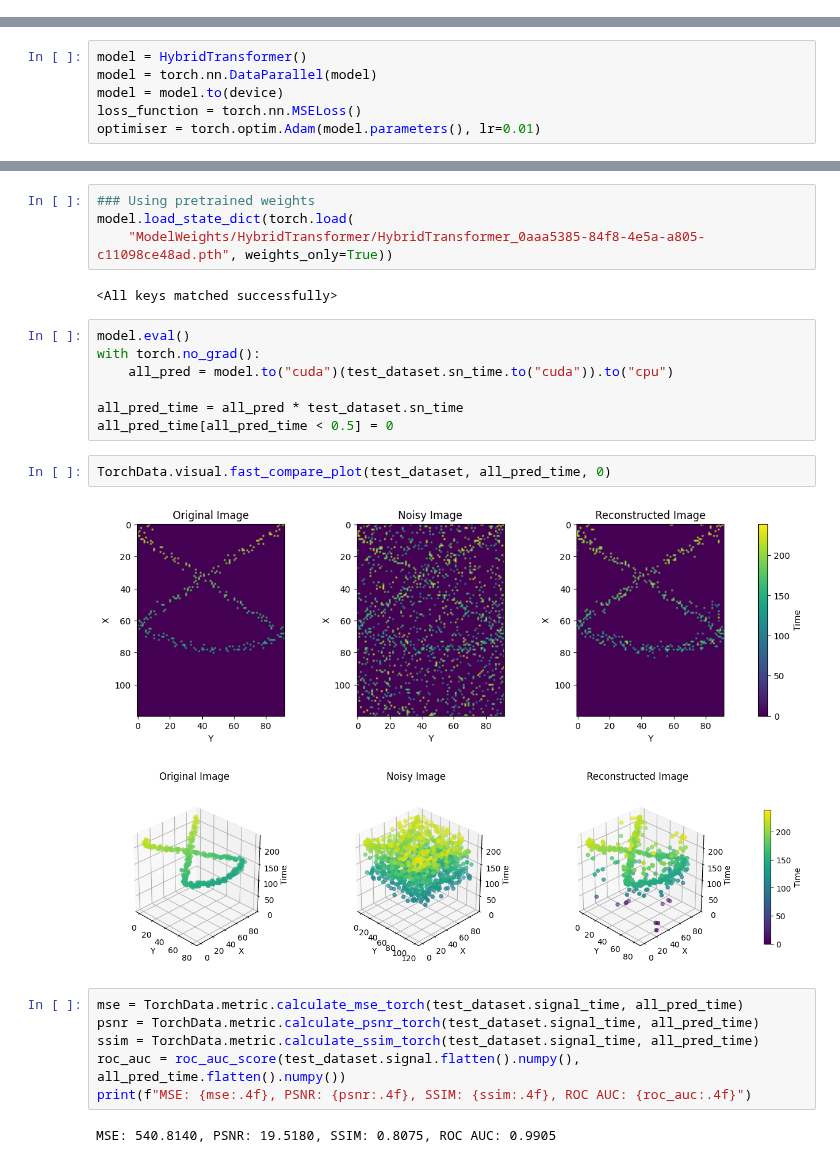
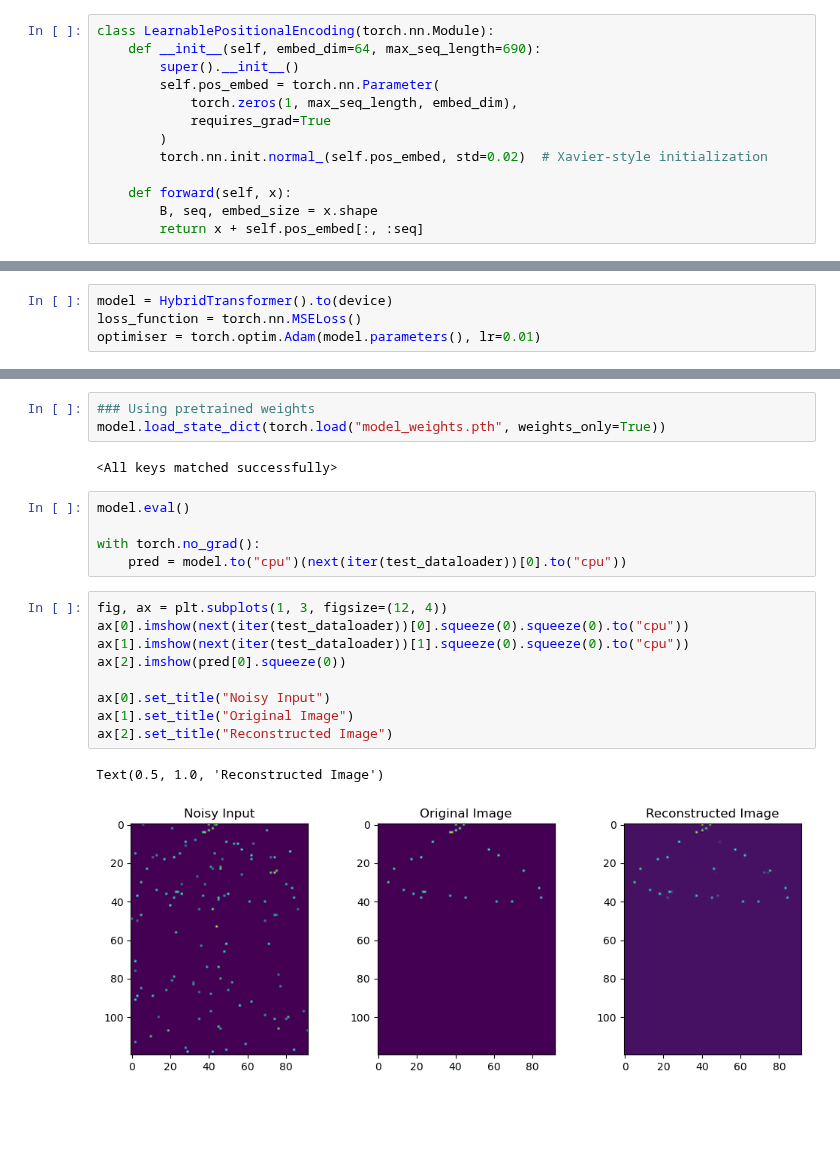
Before and after one commit to Lukelele/ResearchProject, a Jupyter notebook: HybridTransformer.ipynb, the cells around one changed output, grey strips where cells are left out. Drawn from its saved outputs; the diff is of its cells as text; blank space fills up the shorter version.

Commit message:
transformer update 2

```diff
--- a/HybridTransformer.ipynb
+++ b/HybridTransformer.ipynb
@@ -24,2 +29,15 @@ test_dataloader = test_dataset.dataloader(batch_size=1, shuffle=False)
+# %%
+class LearnablePositionalEncoding(torch.nn.Module):
+    def __init__(self, embed_dim=64, max_seq_length=690):
+        super().__init__()
+        self.pos_embed = torch.nn.Parameter(
+            torch.zeros(1, max_seq_length, embed_dim),
+            requires_grad=True
+        )
+        torch.nn.init.normal_(self.pos_embed, std=0.02)  # Xavier-style initialization
+
+    def forward(self, x):
+        B, seq, embed_size = x.shape
+        return x + self.pos_embed[:, :seq]
 # %%
 class HybridTransformer(torch.nn.Module):
@@ -82,9 +105,7 @@ class HybridTransformer(torch.nn.Module):
         # Decoder pathway
         return self.decoder(x)
 # %%
-model = HybridTransformer()
-model = torch.nn.DataParallel(model)
-model = model.to(device)
+model = HybridTransformer().to(device)
 loss_function = torch.nn.MSELoss()
 optimiser = torch.optim.Adam(model.parameters(), lr=0.01)
 # %%
@@ -102,26 +210,22 @@ torch.save(model.state_dict(), f"HybridTransformer_{NUM_DATA}_{BATCH_SIZE}_{EPOC
 # %%
 ### Using pretrained weights
-model.load_state_dict(torch.load(
-    "ModelWeights/HybridTransformer/HybridTransformer_0aaa5385-84f8-4e5a-a805-c11098ce48ad.pth", weights_only=True))
+model.load_state_dict(torch.load("model_weights.pth", weights_only=True))
 # %% [output]
 <All keys matched successfully>
 # %%
 model.eval()
+
 with torch.no_grad():
-    all_pred = model.to("cuda")(test_dataset.sn_time.to("cuda")).to("cpu")
-
-all_pred_time = all_pred * test_dataset.sn_time
-all_pred_time[all_pred_time < 0.5] = 0
+    pred = model.to("cpu")(next(iter(test_dataloader))[0].to("cpu"))
-# %%
-TorchData.visual.fast_compare_plot(test_dataset, all_pred_time, 0)
-# %% [output]
-[figure, removed]
-[figure, removed]
-# %%
-mse = TorchData.metric.calculate_mse_torch(test_dataset.signal_time, all_pred_time)
-psnr = TorchData.metric.calculate_psnr_torch(test_dataset.signal_time, all_pred_time)
-ssim = TorchData.metric.calculate_ssim_torch(test_dataset.signal_time, all_pred_time)
-roc_auc = roc_auc_score(test_dataset.signal.flatten().numpy(), all_pred_time.flatten().numpy())
-print(f"MSE: {mse:.4f}, PSNR: {psnr:.4f}, SSIM: {ssim:.4f}, ROC AUC: {roc_auc:.4f}")
-# %% [output]
-MSE: 540.8140, PSNR: 19.5180, SSIM: 0.8075, ROC AUC: 0.9905
+# %%
+fig, ax = plt.subplots(1, 3, figsize=(12, 4))
+ax[0].imshow(next(iter(test_dataloader))[0].squeeze(0).squeeze(0).to("cpu"))
+ax[1].imshow(next(iter(test_dataloader))[1].squeeze(0).squeeze(0).to("cpu"))
+ax[2].imshow(pred[0].squeeze(0))
+
+ax[0].set_title("Noisy Input")
+ax[1].set_title("Original Image")
+ax[2].set_title("Reconstructed Image")
+# %% [output]
+Text(0.5, 1.0, 'Reconstructed Image')
+[figure, added]
```
Also changed, not shown: parts of 11 cells of this notebook.
